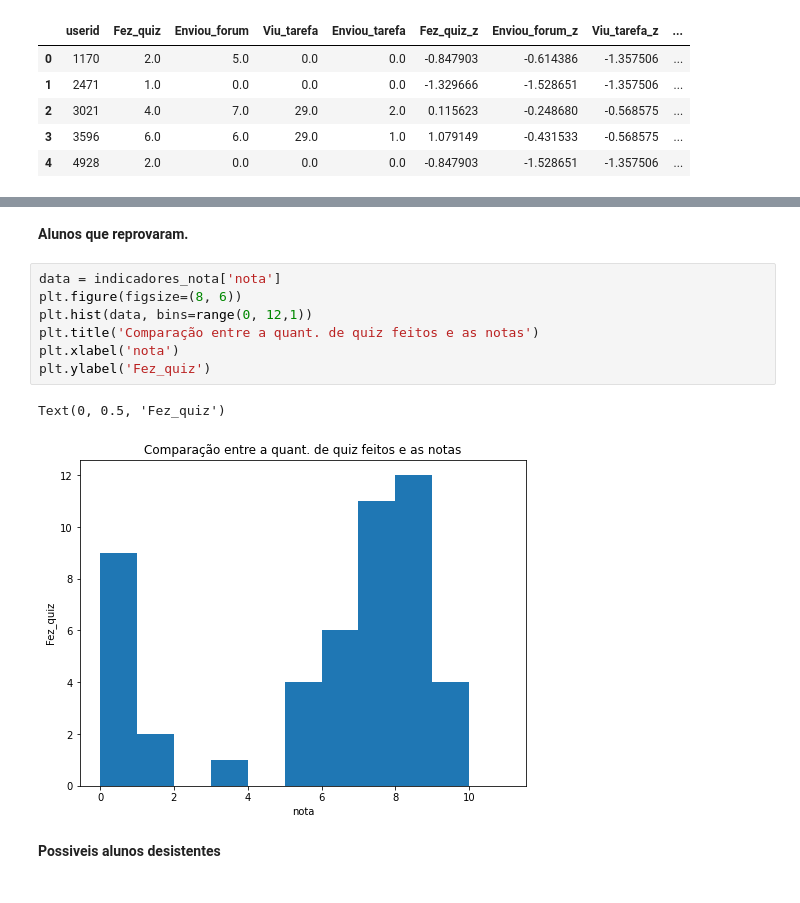
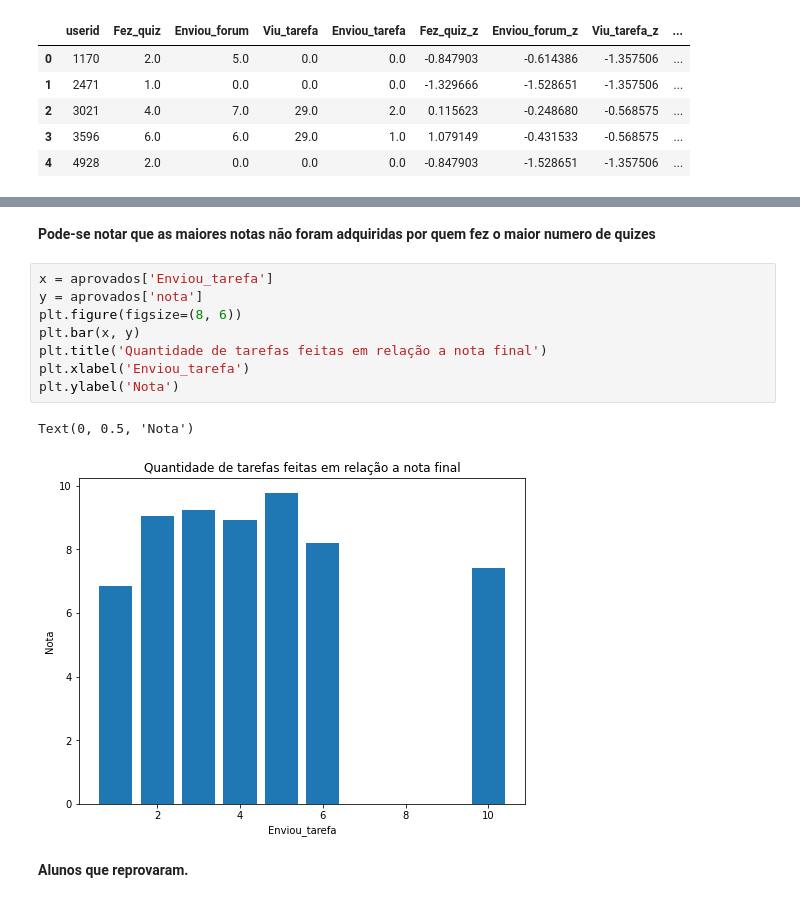
Before and after one commit to atp/edisc-analytics, a Jupyter notebook: Analise_de_Engajamento2.ipynb, the cells around one changed output, grey strips where cells are left out. Cells and saved outputs as stored; diff of their text form.

```diff
--- a/Analise_de_Engajamento2.ipynb
+++ b/Analise_de_Engajamento2.ipynb
@@ -195,14 +220,15 @@ indicadores_nota[:5]
+# %% [markdown]
+**Pode-se notar que as maiores notas não foram adquiridas por quem fez o maior numero de quizes**
+# %%
+x = aprovados['Enviou_tarefa']
+y = aprovados['nota']
+plt.figure(figsize=(8, 6))
+plt.bar(x, y)
+plt.title('Quantidade de tarefas feitas em relação a nota final')
+plt.xlabel('Enviou_tarefa')
+plt.ylabel('Nota')
+# %% [output]
+Text(0, 0.5, 'Nota')
+[figure, added]
 # %% [markdown]
 **Alunos que reprovaram.**
-# %%
-data = indicadores_nota['nota']
-plt.figure(figsize=(8, 6))
-plt.hist(data, bins=range(0, 12,1))
-plt.title('Comparação entre a quant. de quiz feitos e as notas')
-plt.xlabel('nota')
-plt.ylabel('Fez_quiz')
-# %% [output]
-Text(0, 0.5, 'Fez_quiz')
-[figure, removed]
-# %% [markdown]
-**Possiveis alunos desistentes**
```
Also changed, not shown: parts of 11 cells of this notebook.
